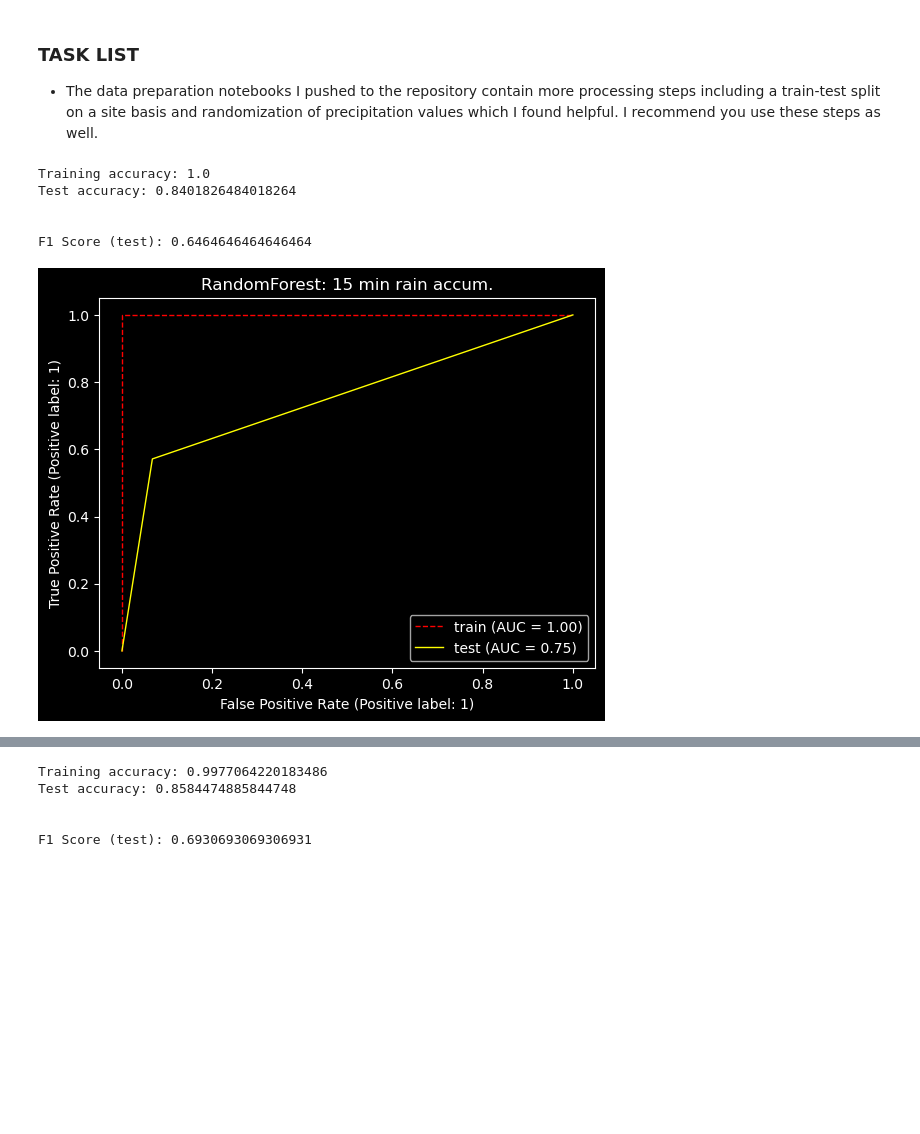
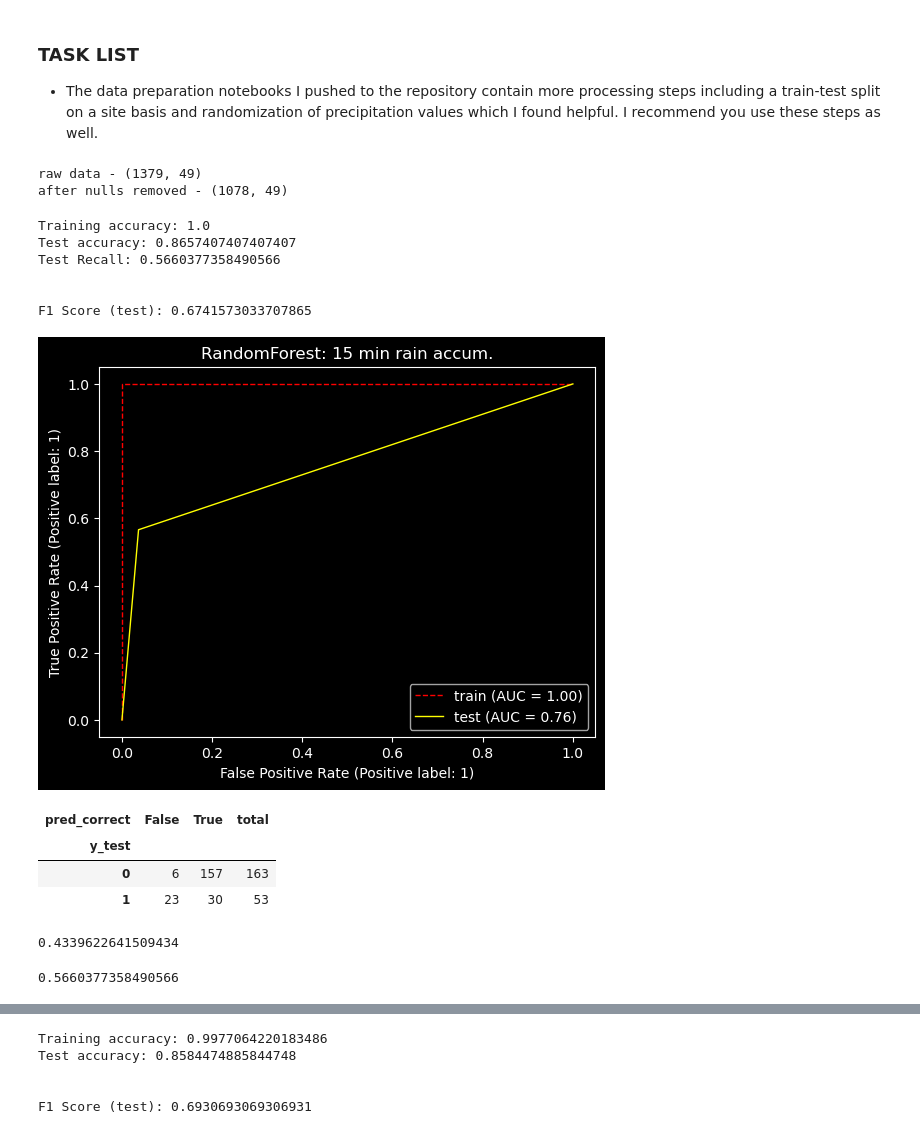
Before and after one commit to gojandrooo/DSE-Capstone, a Jupyter notebook: notebooks/03_ML_models/01_Model Evaluation - ST16 and Random Forest.ipynb, the cells around one changed output, grey strips where cells are left out. Cells and saved outputs as stored; diff of their text form; code cells hidden in the pictures; blank space fills up the shorter version.

Commit message:
additional model comparison

```diff
--- a/notebooks/03_ML_models/01_Model Evaluation - ST16 and Random Forest.ipynb
+++ b/notebooks/03_ML_models/01_Model Evaluation - ST16 and Random Forest.ipynb
@@ -153,3 +221,11 @@ F1 Score (test): 0.48484848484848486
 # %% [markdown]
 ### TASK LIST
 - The data preparation notebooks I pushed to the repository contain more processing steps including a train-test split on a site basis and randomization of precipitation values which I found helpful. I recommend you use these steps as well.
+# %%
+df = modelDataI=gpd.read_parquet("../../data/staley16_observations_catchment_fuelpars_rocktype_randn_lndslide_fireinterval_v6.parquet")
+print('raw data -',df.shape)
+df=df.dropna()
+print('after nulls removed -',df.shape)
+# %% [output]
+raw data - (1379, 49)
+after nulls removed - (1078, 49)
@@ -157,11 +264,18 @@ F1 Score (test): 0.48484848484848486
 # 15 MIN
 
 # Load data
-data = pd.read_csv('../../data/ofr20161106-na-omit-feat-15.csv')
-X = data.iloc[:, :4] # input features
-y = data.iloc[:, 4] # debris flow bool
+#data = pd.read_csv('../../data/ofr20161106-na-omit-feat-15.csv')
+data = df.copy()
+X = data[features_15] # input features
+y = data['response'] # debris flow bool
 
 X_train, X_test, y_train, y_test = train_test_split(X, y, test_size=0.2, random_state=seed)
+
+#scale the data X_train and X_test
+cols = X_train.columns
+sc = StandardScaler()
+X_train = pd.DataFrame(sc.fit_transform(X_train), columns=cols)
+X_test = pd.DataFrame(sc.transform(X_test), columns=cols)
 
 # instantiate and fit model on training data
 clf = RandomForestClassifier(random_state=seed).fit(X_train, y_train)
@@ -185,36 +299,70 @@ print(f'Training accuracy: {train_accuracy}')
 test_pred_correct = sum(y_test == y_test_pred)
 test_accuracy = (test_pred_correct / y_test.shape[0])
 print(f'Test accuracy: {test_accuracy}')
+
+test_recall_score = recall_score(y_test, np.round(y_test_pred), average='binary')
+print(f'Test Recall: {test_recall_score}')
 
 # f1
 f1_output = f1_score(y_test, y_test_pred)
 print("\n")
 print(f'F1 Score (test): {f1_output}')
 
 # plot AUC
 fig, ax = plt.subplots()
 
 RocCurveDisplay.from_predictions(y_train,
                                  y_train_pred,
                                  ax=ax,
                                  linewidth=1,
                                  color='red',
                                  name='train',
                                  linestyle="dashed"
                                 );
 
 RocCurveDisplay.from_predictions(y_test,
                                  y_test_pred,
                                  ax=ax,
                                  linewidth=1,
                                  color='yellow',
                                  name='test');
 
 plt.title('RandomForest: 15 min rain accum.');
 # %% [output]
 Training accuracy: 1.0
-Test accuracy: 0.8401826484018264
+Test accuracy: 0.8657407407407407
+Test Recall: 0.5660377358490566
 
 
-F1 Score (test): 0.6464646464646464
+F1 Score (test): 0.6741573033707865
-[figure, old version]
+[figure, new version]
+# %%
+# create dataframe with test values
+test_assess = pd.DataFrame(y_test.values, columns=['y_test']).astype(int)
+# predicted values
+test_assess['y_test_pred'] = np.round(y_test_pred).astype(int)
+# whether they are correctly predicted
+test_assess['pred_correct'] = test_assess['y_test'] == test_assess['y_test_pred']
+# the probability of the prediction
+test_assess['y_test_pred_proba'] = pd.DataFrame(y_test_proba)[1]
+
+# the confusion matrix is pretty bad
+# a lot of false negatives
+cm = test_assess.groupby(['y_test'])['pred_correct'].value_counts().unstack()
+cm['total'] = cm.sum(axis=1)
+cm
+# %% [output]
+| pred_correct | False | True | total |
+| y_test |  |  |  |
+| 0 | 6 | 157 | 163 |
+| 1 | 23 | 30 | 53 |
+# %%
+# this is the complement to recall
+false_neg_rate = cm.iloc[1,0] / cm.iloc[1,2]
+false_neg_rate
+# %% [output]
+0.4339622641509434
+# %%
+recall_score(y_test, np.round(y_test_pred), average='binary')
+# %% [output]
+0.5660377358490566
```
Also changed, not shown: parts of 13 cells of this notebook.
